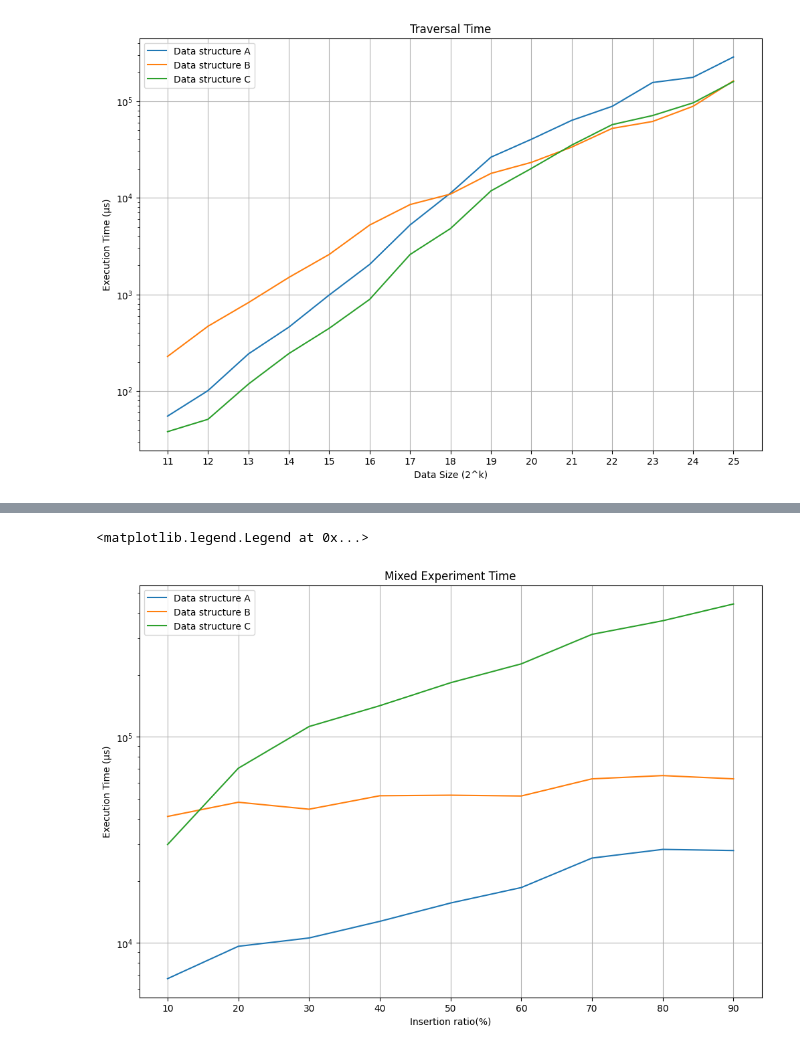
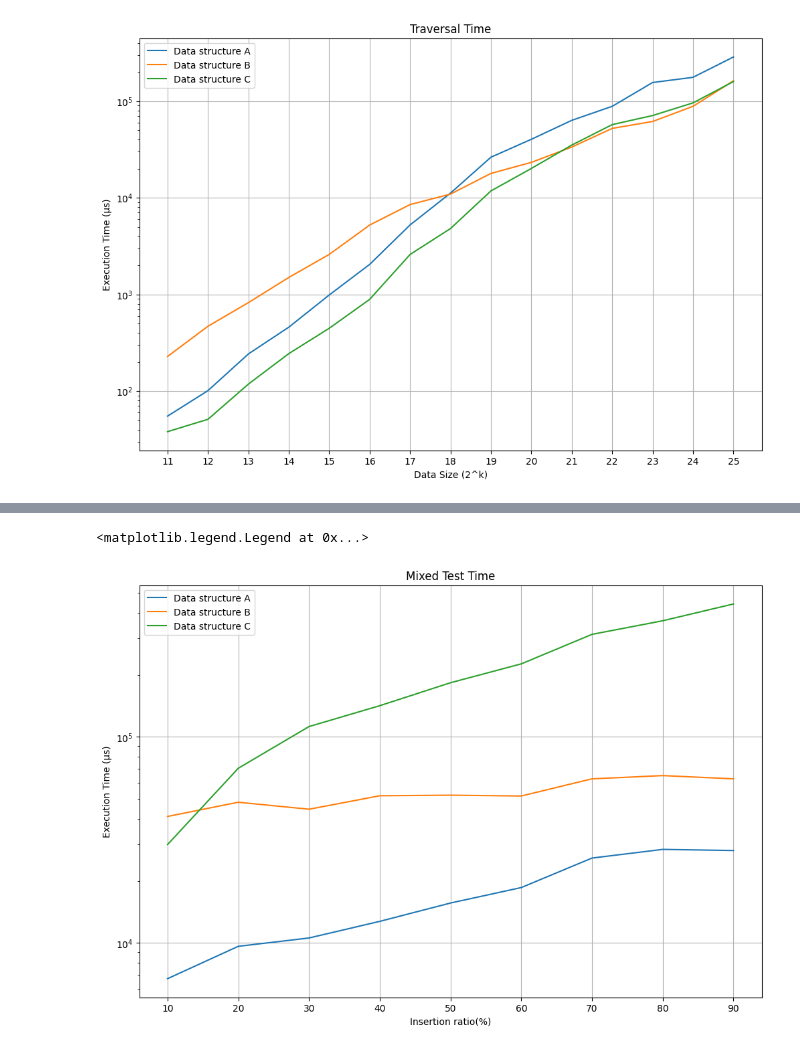
Before and after one commit to antyee87/DataStructureHW1, a Jupyter notebook: diagram/main.ipynb, the cells around one changed output, grey strips where cells are left out. Cells and saved outputs as stored; diff of their text form; code cells hidden in the pictures.

```diff
--- a/diagram/main.ipynb
+++ b/diagram/main.ipynb
@@ -86,32 +86,32 @@ with open(file_name) as f:
 
 result = [[] for _ in range(3)]
 for k in x_axis:
     for j, data_type in enumerate(data_structure_names):
         sum = 0
         elements = 0
         for experiment_round in range(EXPERIMENT_ROUND):
             try:
                 sum += result_json[f'k={str(k)}'][data_type][f'round={str(experiment_round + 1)}']
                 elements += 1
             except KeyError:
                 break
 
         if elements > 0:
             average = sum // elements
             result[j].append(average)
 
 
 
 fig, ax = plt.subplots(figsize=(12, 8))
 for j, data_type in enumerate(data_structure_names):
     ax.plot(x_axis[:len(result[j])], result[j], label=data_type)
-ax.set_title('Mixed Experiment Time')
+ax.set_title('Mixed Test Time')
 ax.set_xlabel('Insertion ratio(%)')
 ax.set_ylabel('Execution Time (μs)')
 ax.set_xticks(x_axis)
 ax.set_yscale('log')
 ax.grid()
 ax.legend()
 # %% [output]
 <matplotlib.legend.Legend at 0x...>
-[figure, old version]
+[figure, new version]
```
Also changed, not shown: 1 other file.
